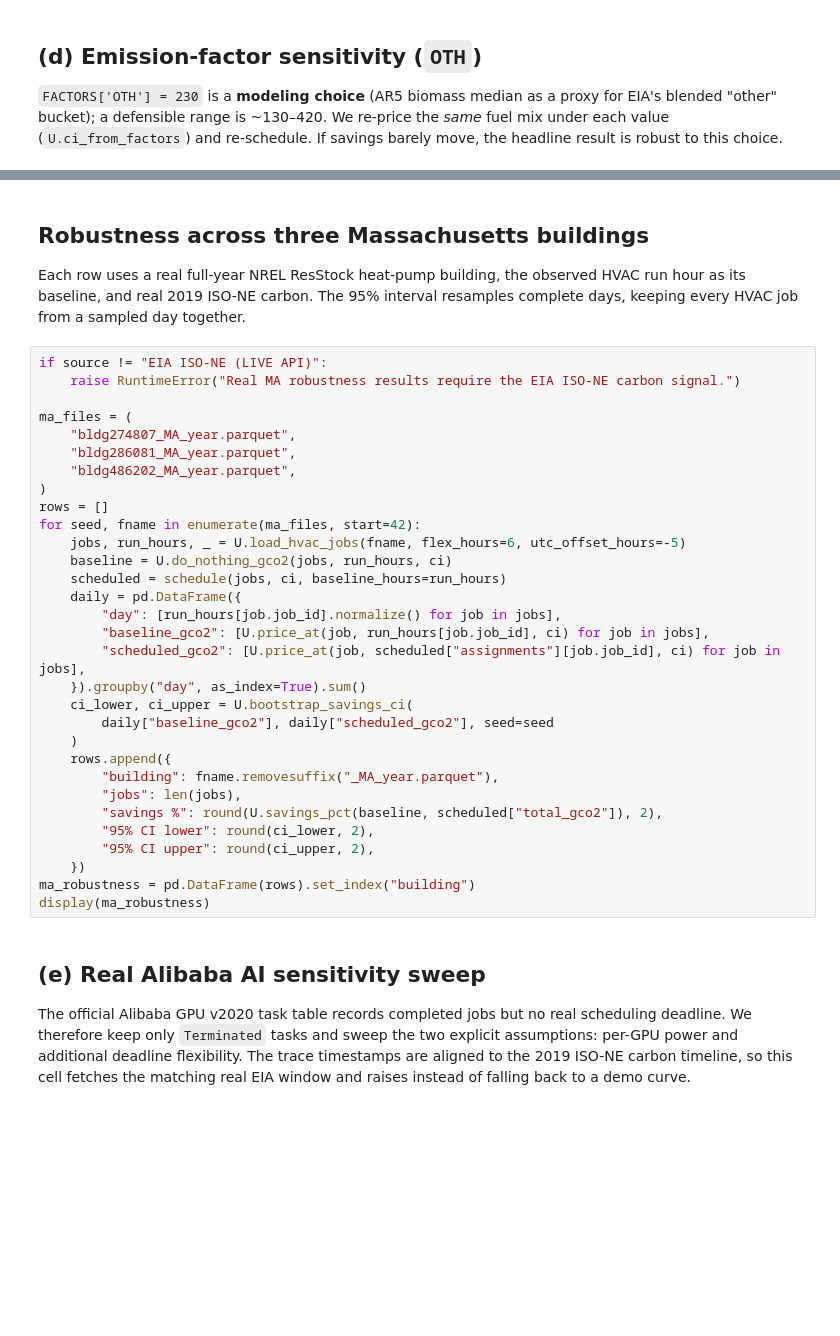
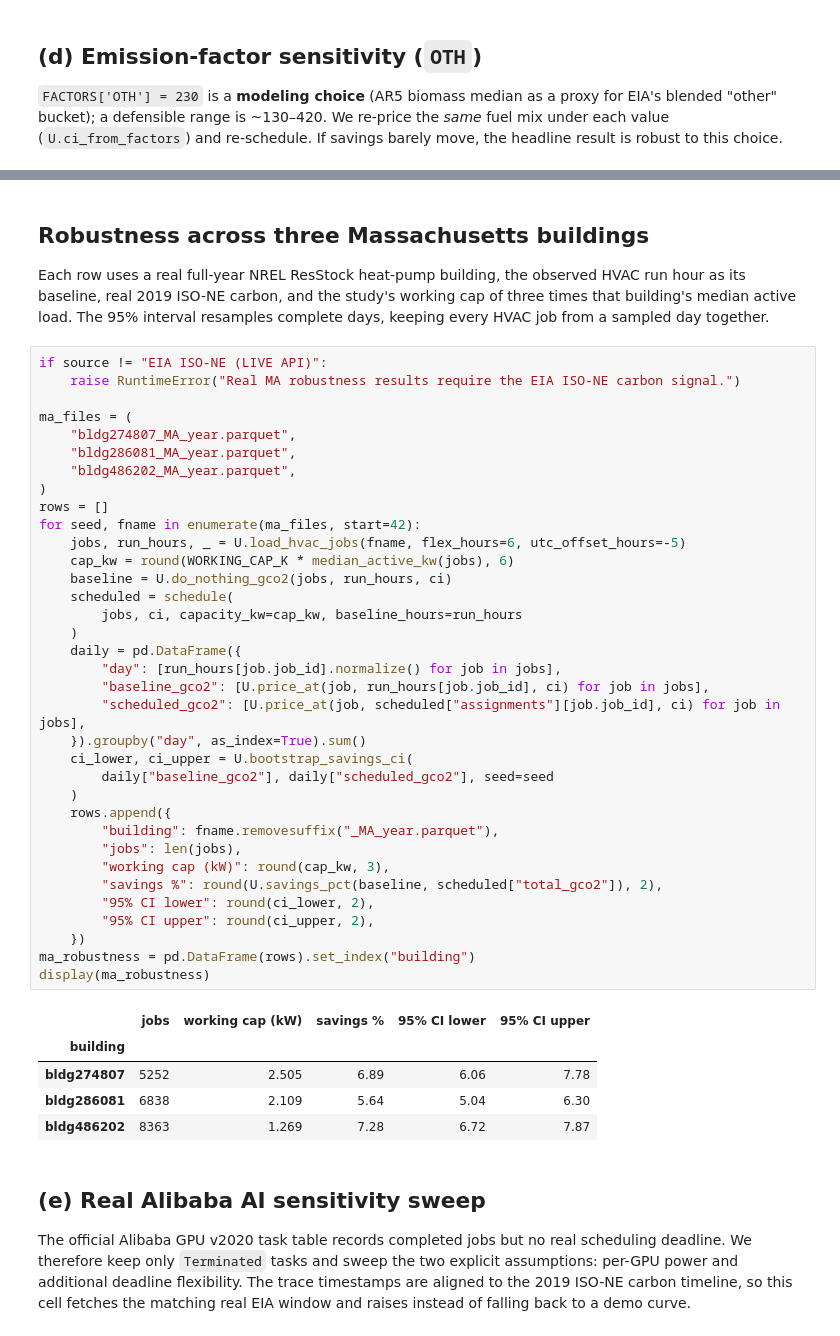
Before and after one commit to anacodicAI-labs/carbon-aware-load-scheduling, a Jupyter notebook: notebooks/04_sweeps.ipynb, the cells around one changed output, grey strips where cells are left out. Saved outputs shown, nothing was run; the diff lists cells and outputs as text; blank space fills up the shorter version.

```diff
--- a/notebooks/04_sweeps.ipynb
+++ b/notebooks/04_sweeps.ipynb
@@ -202,39 +235,50 @@ print("per-value:", ", ".join("%d=%.2f%%" % (v, s) for v, s in zip(oth_vals, sav
 ## Robustness across three Massachusetts buildings
 
 Each row uses a real full-year NREL ResStock heat-pump building, the observed HVAC run hour
-as its baseline, and real 2019 ISO-NE carbon. The 95% interval resamples complete days,
-keeping every HVAC job from a sampled day together.
+as its baseline, real 2019 ISO-NE carbon, and the study's working cap of three times that
+building's median active load. The 95% interval resamples complete days, keeping every HVAC
+job from a sampled day together.
 # %%
 if source != "EIA ISO-NE (LIVE API)":
     raise RuntimeError("Real MA robustness results require the EIA ISO-NE carbon signal.")
 
 ma_files = (
     "bldg274807_MA_year.parquet",
     "bldg286081_MA_year.parquet",
     "bldg486202_MA_year.parquet",
 )
 rows = []
 for seed, fname in enumerate(ma_files, start=42):
     jobs, run_hours, _ = U.load_hvac_jobs(fname, flex_hours=6, utc_offset_hours=-5)
+    cap_kw = round(WORKING_CAP_K * median_active_kw(jobs), 6)
     baseline = U.do_nothing_gco2(jobs, run_hours, ci)
-    scheduled = schedule(jobs, ci, baseline_hours=run_hours)
+    scheduled = schedule(
+        jobs, ci, capacity_kw=cap_kw, baseline_hours=run_hours
+    )
     daily = pd.DataFrame({
         "day": [run_hours[job.job_id].normalize() for job in jobs],
         "baseline_gco2": [U.price_at(job, run_hours[job.job_id], ci) for job in jobs],
         "scheduled_gco2": [U.price_at(job, scheduled["assignments"][job.job_id], ci) for job in jobs],
     }).groupby("day", as_index=True).sum()
     ci_lower, ci_upper = U.bootstrap_savings_ci(
         daily["baseline_gco2"], daily["scheduled_gco2"], seed=seed
     )
     rows.append({
         "building": fname.removesuffix("_MA_year.parquet"),
         "jobs": len(jobs),
+        "working cap (kW)": round(cap_kw, 3),
         "savings %": round(U.savings_pct(baseline, scheduled["total_gco2"]), 2),
         "95% CI lower": round(ci_lower, 2),
         "95% CI upper": round(ci_upper, 2),
     })
 ma_robustness = pd.DataFrame(rows).set_index("building")
 display(ma_robustness)
+# %% [output]
+|  | jobs | working cap (kW) | savings % | 95% CI lower | 95% CI upper |
+| building |  |  |  |  |  |
+| bldg274807 | 5252 | 2.505 | 6.89 | 6.06 | 7.78 |
+| bldg286081 | 6838 | 2.109 | 5.64 | 5.04 | 6.30 |
+| bldg486202 | 8363 | 1.269 | 7.28 | 6.72 | 7.87 |
 # %% [markdown]
 ## (e) Real Alibaba AI sensitivity sweep
 
```
Also changed, not shown: parts of 8 cells of this notebook, 18 other files.
